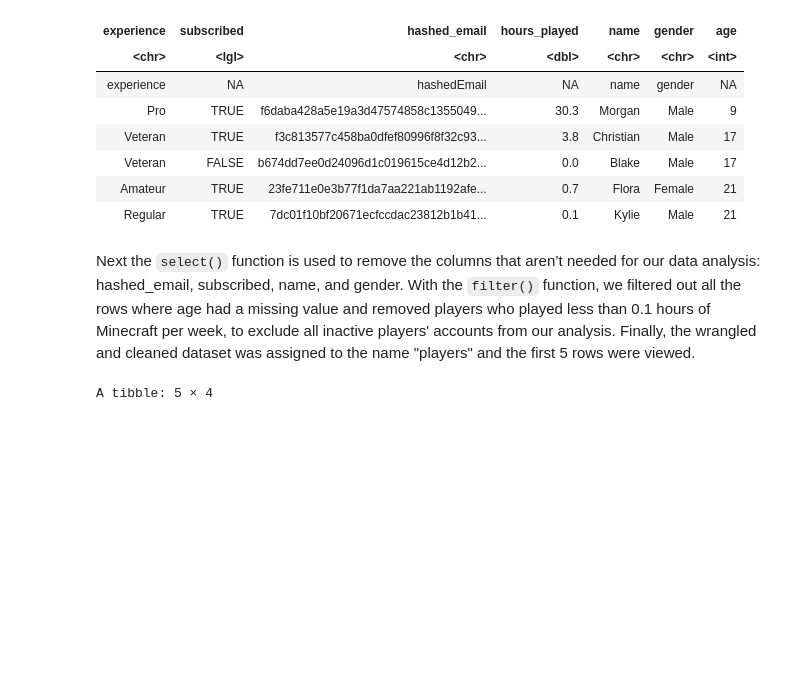
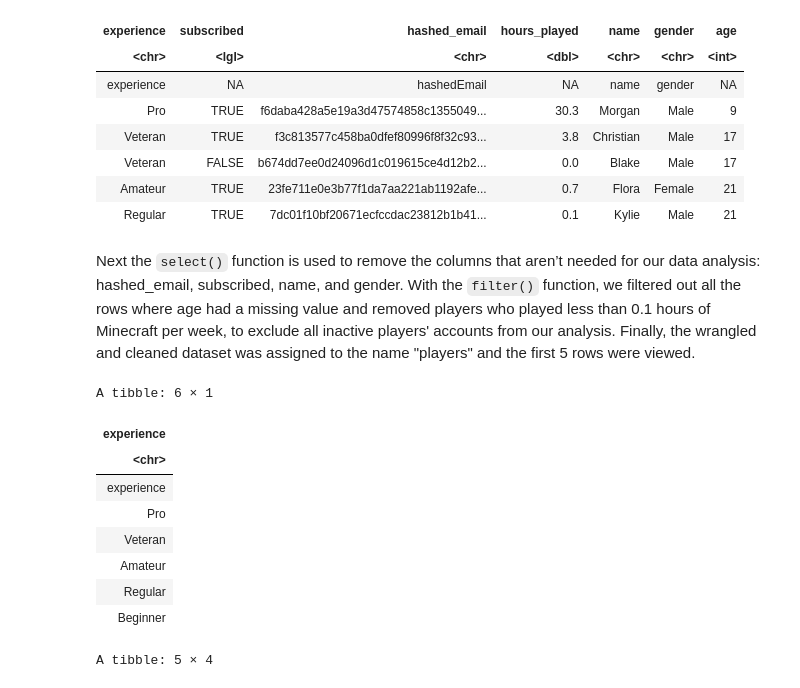
Before and after one commit to azoli113/DSCI100-Project-Group-006-36, a Jupyter notebook: Final Project.ipynb, the cells around one changed output. Saved outputs shown, nothing was run; the diff lists cells and outputs as text; code cells hidden in the pictures; blank space fills up the shorter version.

```diff
--- a/Final Project.ipynb
+++ b/Final Project.ipynb
@@ -108,8 +90,18 @@ A tibble: 6 × 7
 # %% [markdown]
 Next the `select()` function is used to remove the columns that aren’t needed for our data analysis: hashed_email, subscribed, name, and gender. With the `filter()` function, we filtered out all the rows where age had a missing value and removed players who played less than 0.1 hours of Minecraft per week, to exclude all inactive players' accounts from our analysis. Finally, the wrangled and cleaned dataset was assigned to the name "players" and the first 5 rows were viewed.
 # %%
-cancer |>
-  distinct(Class)
+clean_players_data |>
+  distinct(experience)
+# %% [output]
+A tibble: 6 × 1
+| experience |
+| <chr> |
+| experience |
+| Pro |
+| Veteran |
+| Amateur |
+| Regular |
+| Beginner |
 # %%
 players <- clean_players_data |>
   select(-hashed_email, -subscribed, -name, -gender) |>
```
Also changed, not shown: parts of 1 cell of this notebook.
